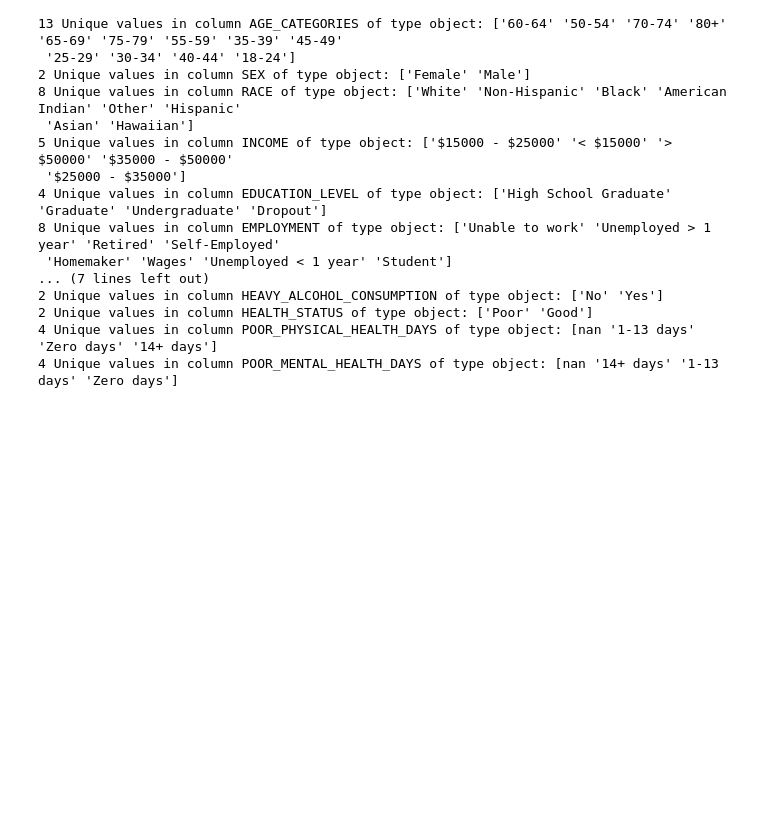
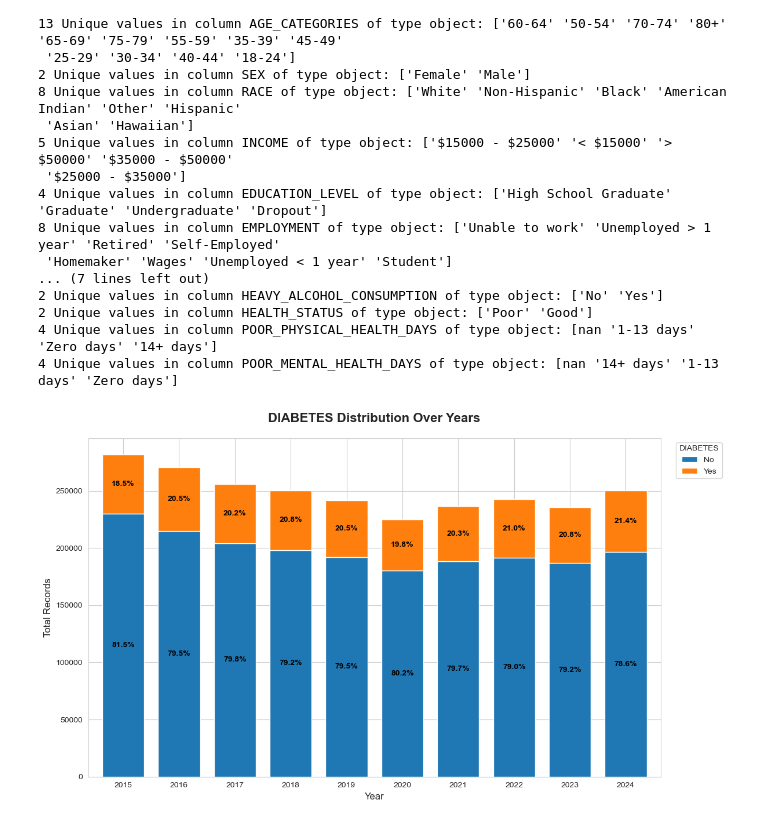
Before and after one commit to cmendonsa/brfss-diabetes-trends, a Jupyter notebook: analysis/2_data_preparation.ipynb, the cells around one changed output. Drawn from its saved outputs; the diff is of its cells as text; code cells hidden in the pictures; blank space fills up the shorter version.

```diff
--- a/analysis/2_data_preparation.ipynb
+++ b/analysis/2_data_preparation.ipynb
@@ -362,39 +362,3 @@ logging.info("Write the cleaned dataset to csv")
 write_df_to_zipped_csv(df, BRFSS_CLEAN_ZIP_FILE, index=False)
 # %% [output]
 2026-02-04 11:13:21 - INFO - Write the cleaned dataset to csv
-# %%
-plot_data = pd.crosstab(df['YEAR'], df['DIABETES'])
-sns.set_style("whitegrid")
-ax = plot_data.plot(kind='bar', stacked=True, figsize=(12, 7), width=0.75)
-plt.title('Diabetes Distribution Over Years', fontsize=16, fontweight='bold', pad=20)
-plt.xlabel('Year', fontsize=12)
-plt.ylabel('Total Records', fontsize=12)
-plt.xticks(rotation=0)
-plt.legend(title='Diabetes Status', labels=['Non-Diabetes', 'Diabetes'],
-               bbox_to_anchor=(1.02, 1), loc='upper left')
-totals = plot_data.sum(axis=1)
-for container in ax.containers:
-    labels = []
-    for i, bar in enumerate(container):
-        height = bar.get_height()
-        year_idx = plot_data.index[i]
-        total = totals[year_idx]
-
-        # Calculate percentage
-        pct = 0
-        if total > 0:
-            pct = (height / total) * 100
-
-        # Create label text
-        # We only show the label if the segment is large enough (>4%) to be readable
-        if pct > 4:
-            labels.append(f'{pct:.1f}%')
-        else:
-            labels.append('')
-
-    # Apply labels to the center of each bar segment
-    ax.bar_label(container, labels=labels, label_type='center',
-                    fontsize=10, fontweight='bold', color='black')
-
-plt.tight_layout()
-plt.show()
@@ -533,3 +540,7 @@ for col in df_decoded.columns:
 2 Unique values in column HEALTH_STATUS of type object: ['Poor' 'Good']
 4 Unique values in column POOR_PHYSICAL_HEALTH_DAYS of type object: [nan '1-13 days' 'Zero days' '14+ days']
 4 Unique values in column POOR_MENTAL_HEALTH_DAYS of type object: [nan '14+ days' '1-13 days' 'Zero days']
+# %%
+plot_column_as_per_year(df_decoded, 'DIABETES')
+# %% [output]
+[figure, added]
```
Also changed, not shown: parts of 3 cells of this notebook, 1 other file.
